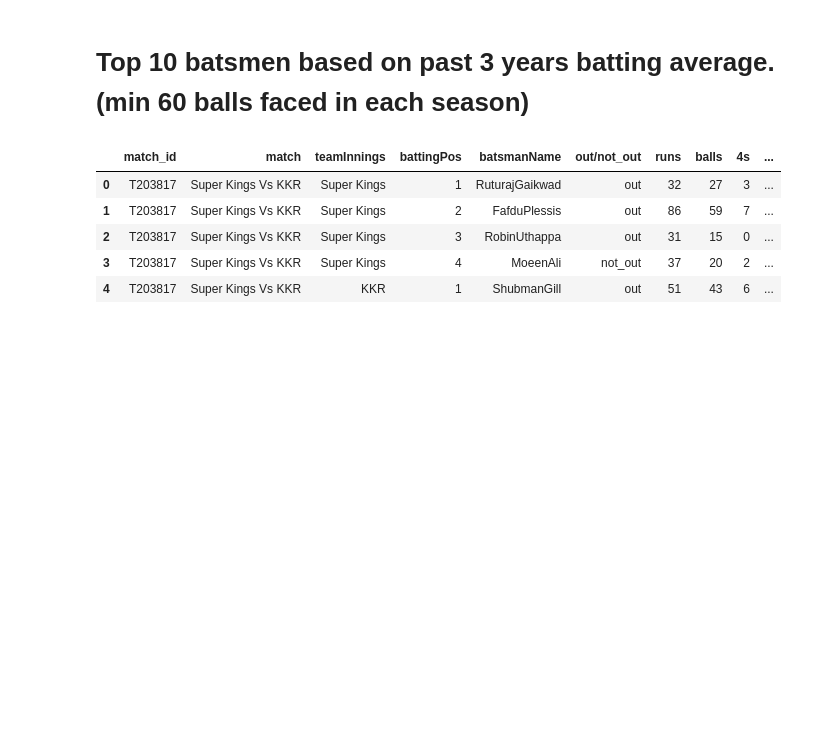
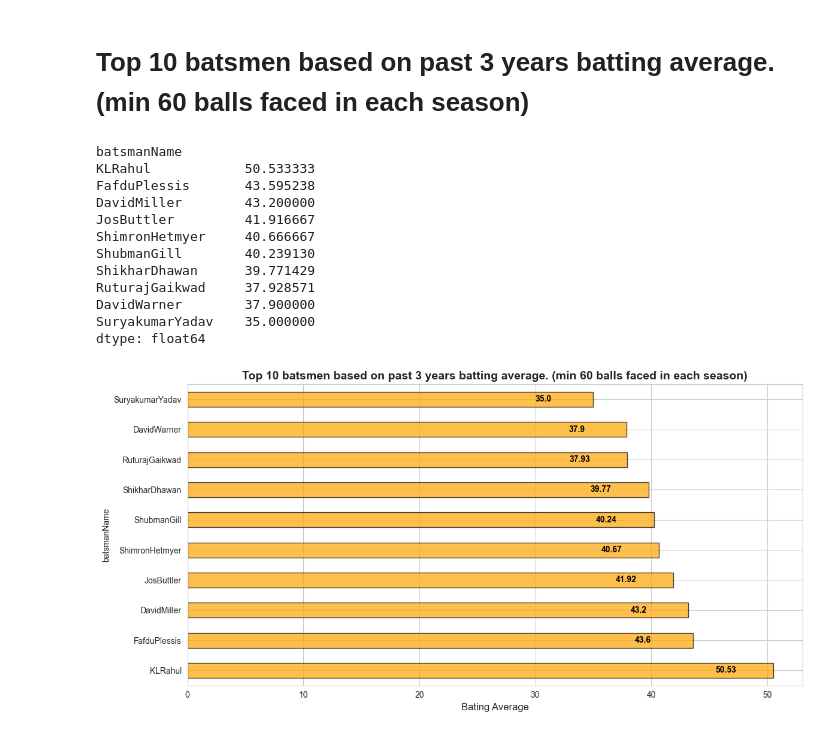
Before and after one commit to Gani25/python_weekdays_b1, a Jupyter notebook: projects/IPL Analysis.ipynb, the cells around one changed output. Drawn from its saved outputs; the diff is of its cells as text; code cells hidden in the pictures; blank space fills up the shorter version.

```diff
--- a/projects/IPL Analysis.ipynb
+++ b/projects/IPL Analysis.ipynb
@@ -468,3 +468,6 @@ avg_df
 | 3262 | Super Kings | Titans | Titans | 5 wickets | 2023-03-31 | T201566 | Season 3 | Super Kings Vs Titans | Titans | 2 | ... |
 | 3264 | Super Kings | Titans | Titans | 5 wickets | 2023-03-31 | T201566 | Season 3 | Super Kings Vs Titans | Titans | 4 | ... |
 1498 rows × 18 columns
+# %%
+bating_avg = avg_df.groupby("batsmanName").apply(lambda row: row["runs"].sum() / row["outs"].sum())
+bating_avg
@@ -470,0 +492,3 @@ avg_df
+# %%
+bating_avg = bating_avg.sort_values(ascending = False).head(10)
+bating_avg
@@ -537,11 +574,40 @@ plt.show()
 # %% [markdown]
 # Top 10 batsmen based on past 3 years batting average. (min 60 balls faced in each season)
 # %%
-df_fact_bating.head()
+bating_avg
 # %% [output]
-|  | match_id | match | teamInnings | battingPos | batsmanName | out/not_out | runs | balls | 4s | ... |
-| 0 | T203817 | Super Kings Vs KKR | Super Kings | 1 | RuturajGaikwad | out | 32 | 27 | 3 | ... |
-| 1 | T203817 | Super Kings Vs KKR | Super Kings | 2 | FafduPlessis | out | 86 | 59 | 7 | ... |
-| 2 | T203817 | Super Kings Vs KKR | Super Kings | 3 | RobinUthappa | out | 31 | 15 | 0 | ... |
-| 3 | T203817 | Super Kings Vs KKR | Super Kings | 4 | MoeenAli | not_out | 37 | 20 | 2 | ... |
-| 4 | T203817 | Super Kings Vs KKR | KKR | 1 | ShubmanGill | out | 51 | 43 | 6 | ... |
+batsmanName
+KLRahul            50.533333
+FafduPlessis       43.595238
+DavidMiller        43.200000
+JosButtler         41.916667
+ShimronHetmyer     40.666667
+ShubmanGill        40.239130
+ShikharDhawan      39.771429
+RuturajGaikwad     37.928571
+DavidWarner        37.900000
+SuryakumarYadav    35.000000
+dtype: float64
+# %%
+ax = bating_avg.plot(kind="barh", color="orange", edgecolor="black", alpha=0.7 )
+
+# Titles and labels
+plt.title("Top 10 batsmen based on past 3 years batting average. (min 60 balls faced in each season)", fontsize=14, weight='bold')
+plt.xlabel("Bating Average", fontsize=12)
+
+# Annotate scores on bars
+for i, v in enumerate(bating_avg.round(2)):
+    ax.text(
+        v -5 ,  # Small gap from bar end
+        i,      # y position (index of bar)
+        str(v),
+        color='black',
+        va='center',
+        fontsize=10,
+        weight='bold'
+    )
+
+plt.tight_layout()
+plt.show()
+# %% [output]
+[figure, added]
```
Also changed, not shown: parts of 2 cells of this notebook.
